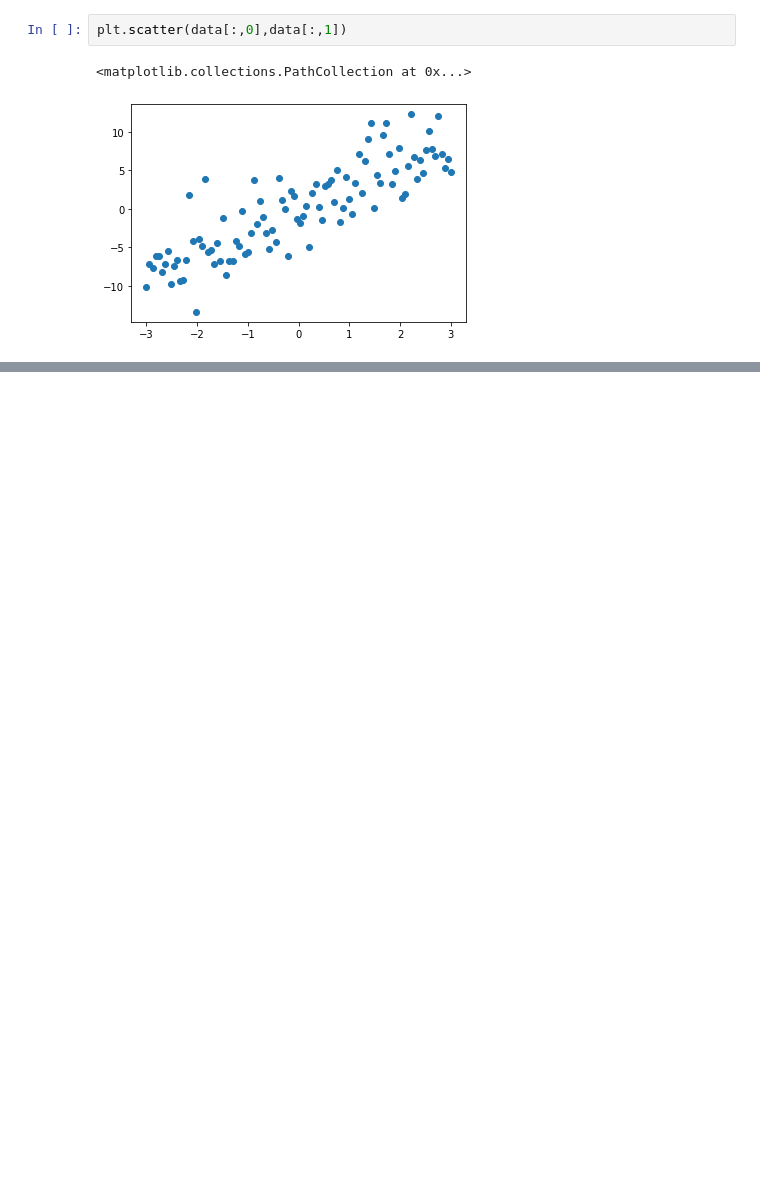
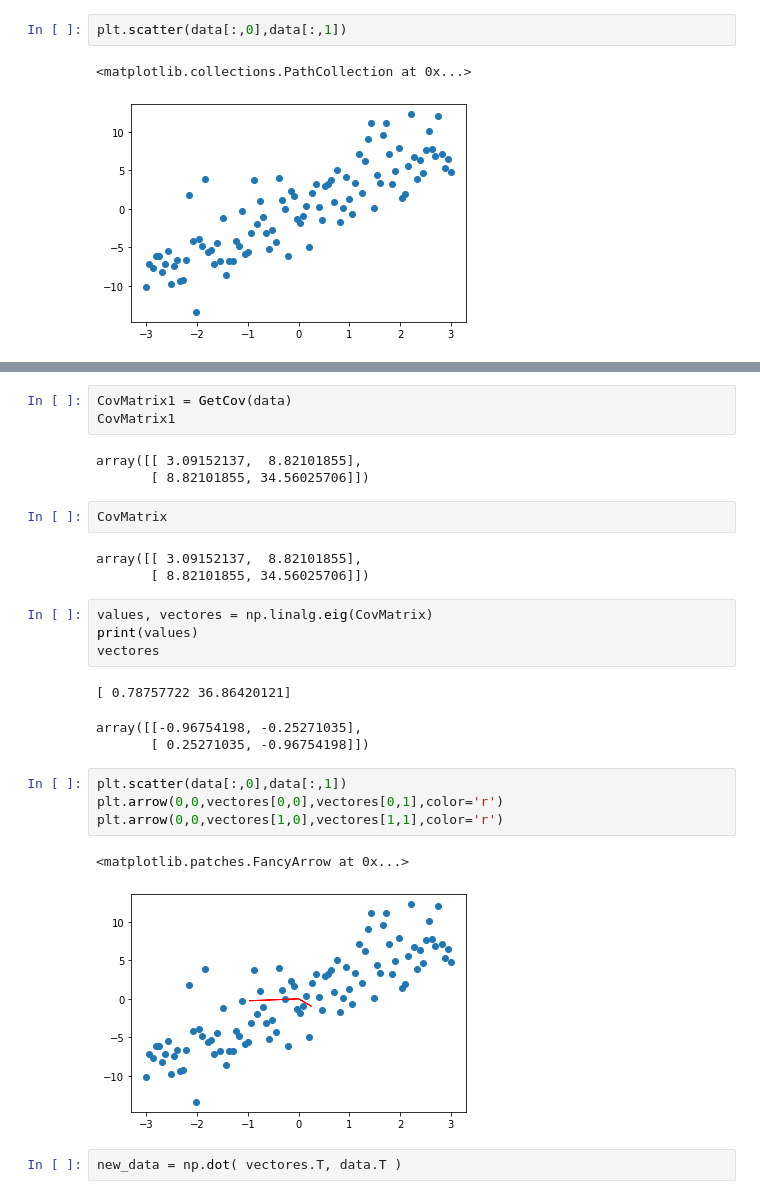
Before and after one commit to psalazarg02/MetodosComputacionales20222, a Jupyter notebook: Week15/Covarianza.ipynb, the cells around one changed output, grey strips where cells are left out. Drawn from its saved outputs; the diff is of its cells as text; blank space fills up the shorter version.

```diff
--- a/Week15/Covarianza.ipynb
+++ b/Week15/Covarianza.ipynb
@@ -80,0 +70,28 @@ array([[ 3.09152137,  8.82101855],
+# %%
+CovMatrix1 = GetCov(data)
+CovMatrix1
+# %% [output]
+array([[ 3.09152137,  8.82101855],
+       [ 8.82101855, 34.56025706]])
+# %%
+CovMatrix
+# %% [output]
+array([[ 3.09152137,  8.82101855],
+       [ 8.82101855, 34.56025706]])
+# %%
+values, vectores = np.linalg.eig(CovMatrix)
+print(values)
+vectores
+# %% [output]
+[ 0.78757722 36.86420121]
+array([[-0.96754198, -0.25271035],
+       [ 0.25271035, -0.96754198]])
+# %%
+plt.scatter(data[:,0],data[:,1])
+plt.arrow(0,0,vectores[0,0],vectores[0,1],color='r')
+plt.arrow(0,0,vectores[1,0],vectores[1,1],color='r')
+# %% [output]
+<matplotlib.patches.FancyArrow at 0x...>
+[figure, added]
+# %%
+new_data = np.dot( vectores.T, data.T )
```
Also changed, not shown: parts of 21 cells of this notebook.
